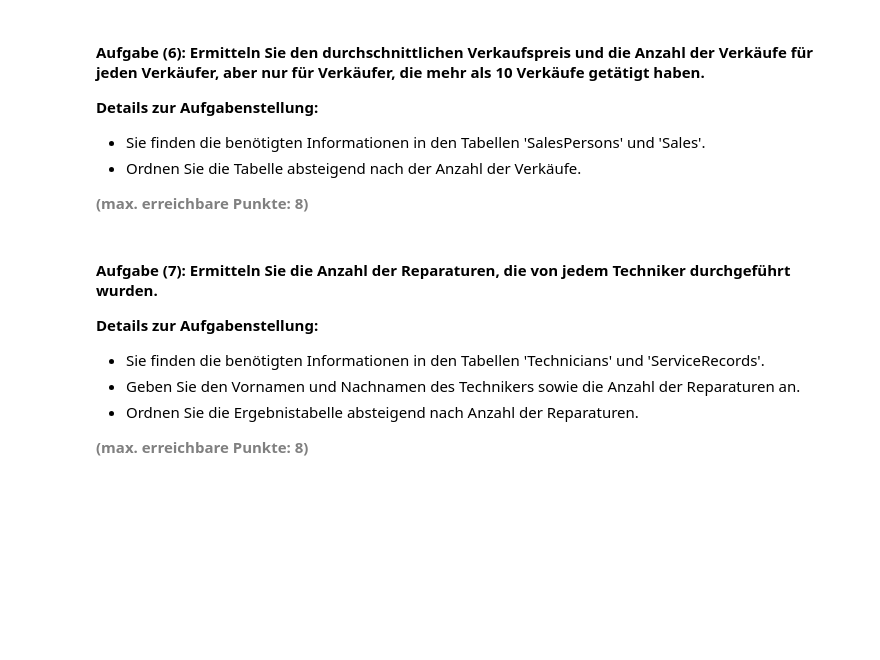
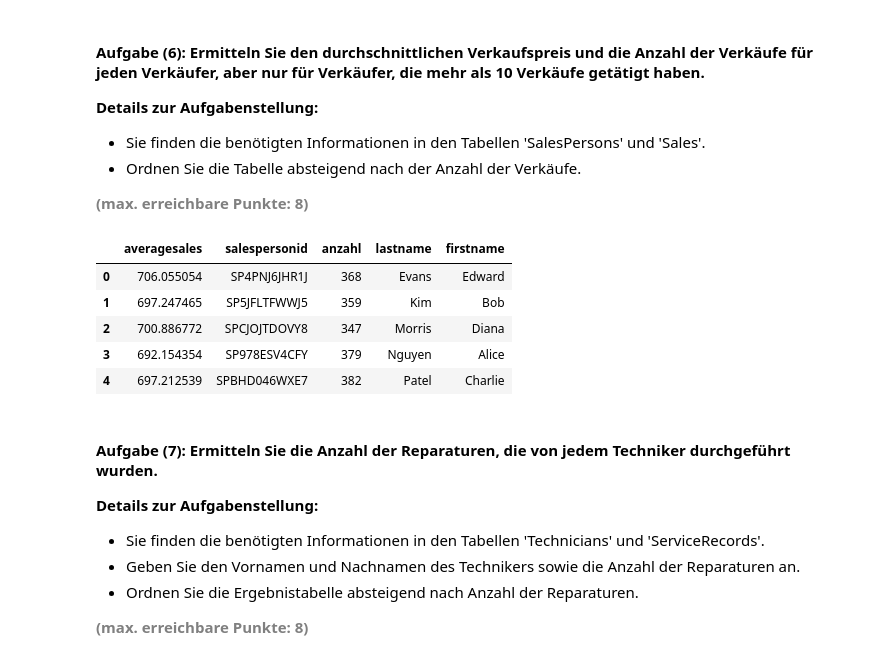
Before and after one commit to aydemmel/python_postgresql_pgadmin, a Jupyter notebook: Test_Exam_Relationale_Daten.ipynb, the cells around one changed output. Cells and saved outputs as stored; diff of their text form; code cells hidden in the pictures; blank space fills up the shorter version.

```diff
--- a/Test_Exam_Relationale_Daten.ipynb
+++ b/Test_Exam_Relationale_Daten.ipynb
@@ -338,15 +386,32 @@ df_aufg3
 <b style="color: gray;">(max. erreichbare Punkte: 8)</b>
 # %%
 # Engine für Datenbankverbindung erstellen
-
+engine = create_engine(db_connection_url)
 
 # Abfrage erstellen und Ergebnis in einem DataFrame speichern
-
+df_aufg6 = pd.read_sql_query('''SELECT AVG(S.SalePrice) AS AverageSales,
+                                        S.SalespersonID,
+                                        COUNT (S.SalespersonID) AS Anzahl,
+                                        SP.LastName,
+                                        SP.FirstName
+                             FROM Sales S
+                              JOIN SalesPersons SP ON S.SalespersonID = SP.SalespersonID
+                             GROUP BY S.SalespersonID, SP.LastName, SP.FirstName
+                             ORDER BY SP.LastName ASC;''',
+                             con=engine)
 
 # Datenbankverbindung trennen
-
+engine.dispose()
 
 # Ergebnis anzeigen
+df_aufg6
+# %% [output]
+|  | averagesales | salespersonid | anzahl | lastname | firstname |
+| 0 | 706.055054 | SP4PNJ6JHR1J | 368 | Evans | Edward |
+| 1 | 697.247465 | SP5JFLTFWWJ5 | 359 | Kim | Bob |
+| 2 | 700.886772 | SPCJOJTDOVY8 | 347 | Morris | Diana |
+| 3 | 692.154354 | SP978ESV4CFY | 379 | Nguyen | Alice |
+| 4 | 697.212539 | SPBHD046WXE7 | 382 | Patel | Charlie |
 # %% [markdown]
 #### <b>Aufgabe (7): Ermitteln Sie die Anzahl der Reparaturen, die von jedem Techniker durchgeführt wurden.</b>
 <b>Details zur Aufgabenstellung:</b>
```
Also changed, not shown: parts of 5 cells of this notebook.
